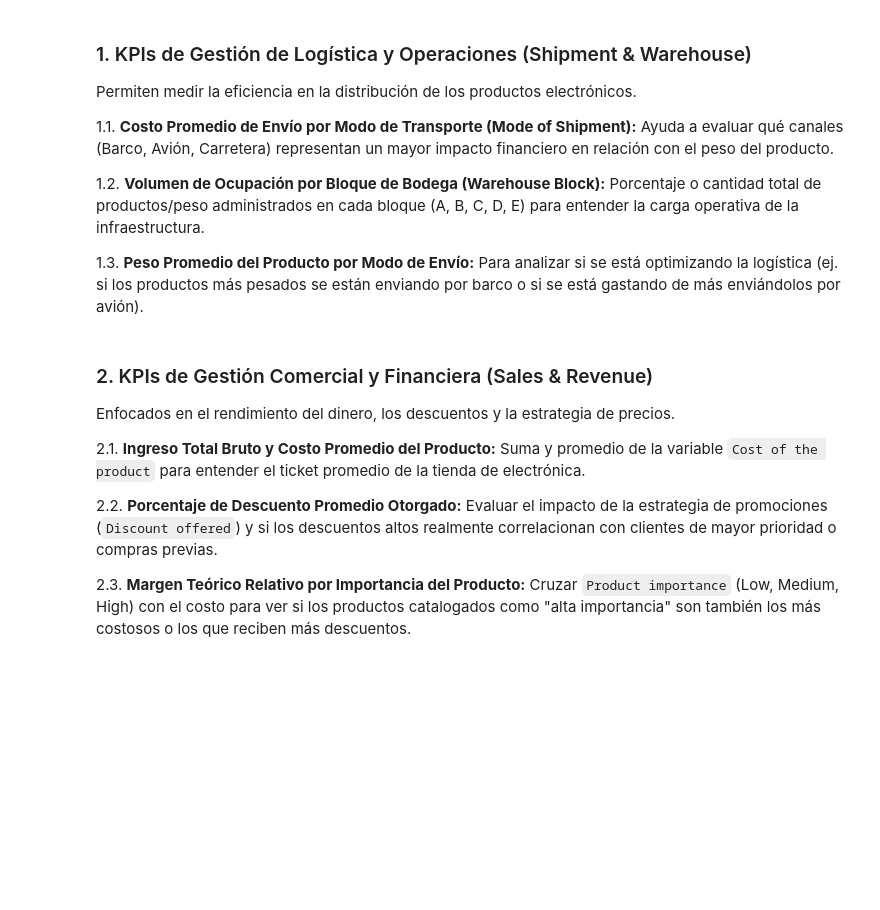
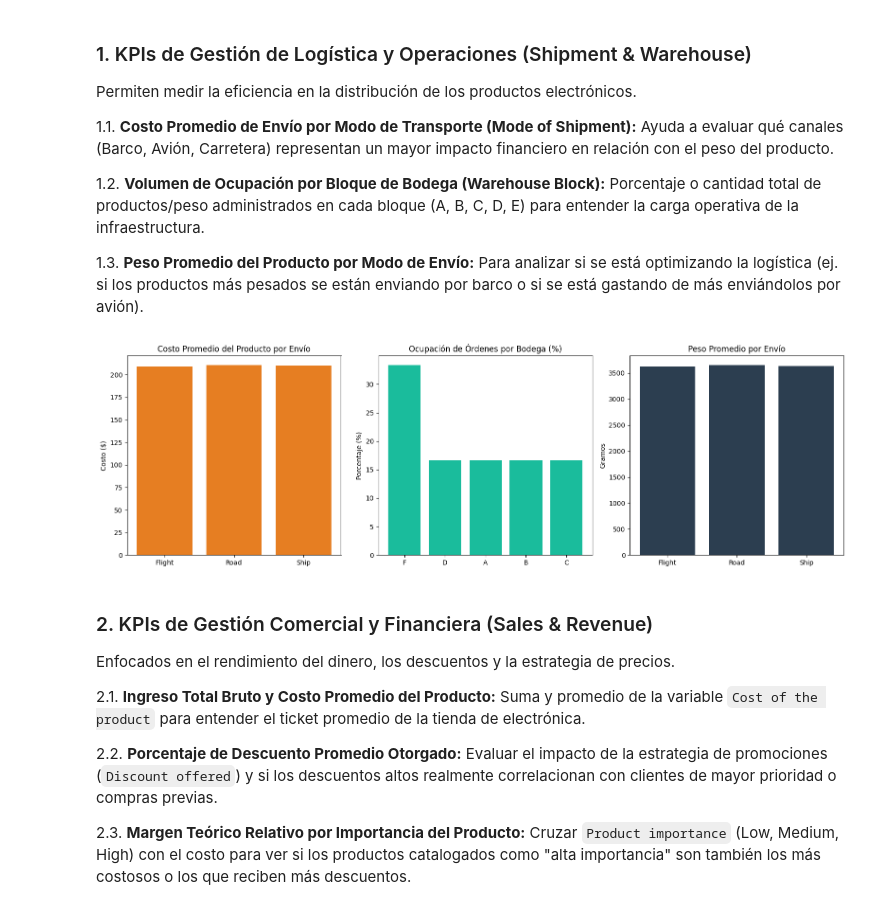
Before and after one commit to gabrielquilachaminds-cloud/Gabriel-Quilachamin---Negocios-DIgitales, a Jupyter notebook: notebooks/02_ebusiness.ipynb, the cells around one changed output. Cells and saved outputs as stored; diff of their text form; code cells hidden in the pictures; blank space fills up the shorter version.

```diff
--- a/notebooks/02_ebusiness.ipynb
+++ b/notebooks/02_ebusiness.ipynb
@@ -79,6 +138,35 @@ Permiten medir la eficiencia en la distribución de los productos electrónicos.
 1.2. **Volumen de Ocupación por Bloque de Bodega (Warehouse Block):** Porcentaje o cantidad total de productos/peso administrados en cada bloque (A, B, C, D, E) para entender la carga operativa de la infraestructura.
 
 1.3. **Peso Promedio del Producto por Modo de Envío:** Para analizar si se está optimizando la logística (ej. si los productos más pesados se están enviando por barco o si se está gastando de más enviándolos por avión).
+# %%
+import pandas as pd
+import matplotlib.pyplot as plt
+
+# Carga de datos reales
+df_real = pd.read_csv('../data/ecommerce.zip')
+
+# Dashboard Logístico
+fig, axes = plt.subplots(1, 3, figsize=(16, 5))
+
+df_envio = df_real.groupby('Mode_of_Shipment')['Cost_of_the_Product'].mean()
+axes[0].bar(df_envio.index, df_envio.values, color='#e67e22')
+axes[0].set_title('Costo Promedio del Producto por Envío')
+axes[0].set_ylabel('Costo ($)')
+
+df_bodega = df_real['Warehouse_block'].value_counts(normalize=True) * 100
+axes[1].bar(df_bodega.index, df_bodega.values, color='#1abc9c')
+axes[1].set_title('Ocupación de Órdenes por Bodega (%)')
+axes[1].set_ylabel('Porcentaje (%)')
+
+df_peso = df_real.groupby('Mode_of_Shipment')['Weight_in_gms'].mean()
+axes[2].bar(df_peso.index, df_peso.values, color='#2c3e50')
+axes[2].set_title('Peso Promedio por Envío')
+axes[2].set_ylabel('Gramos')
+
+plt.tight_layout()
+plt.show()
+# %% [output]
+[figure, added]
 # %% [markdown]
 ### 2. KPIs de Gestión Comercial y Financiera (Sales & Revenue)
 
```
Also changed, not shown: parts of 6 cells of this notebook.
